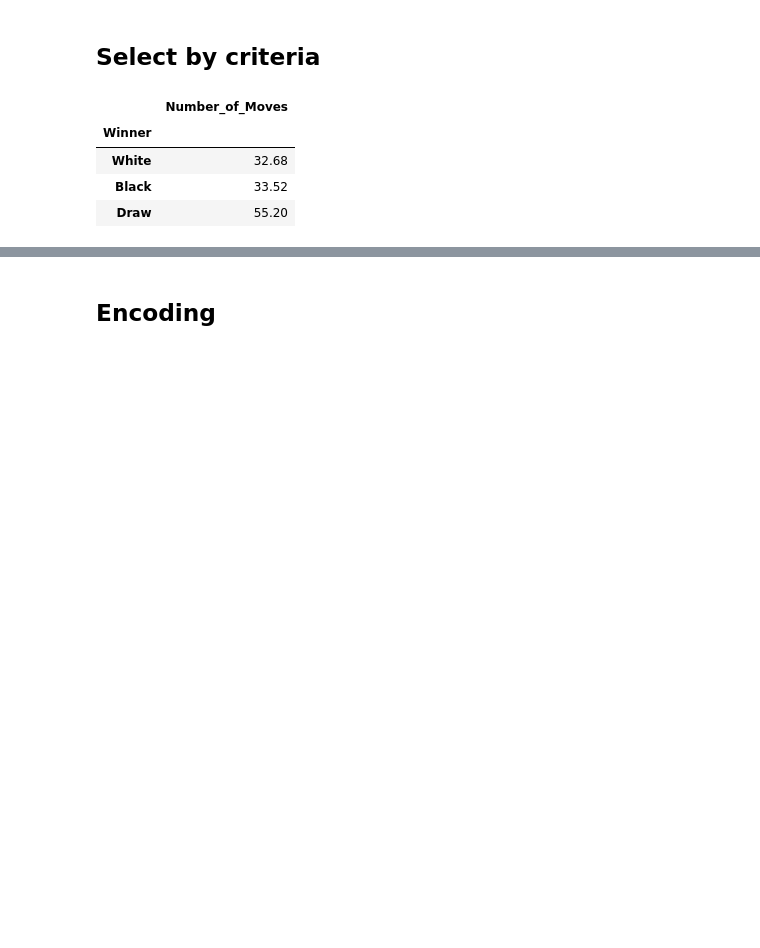
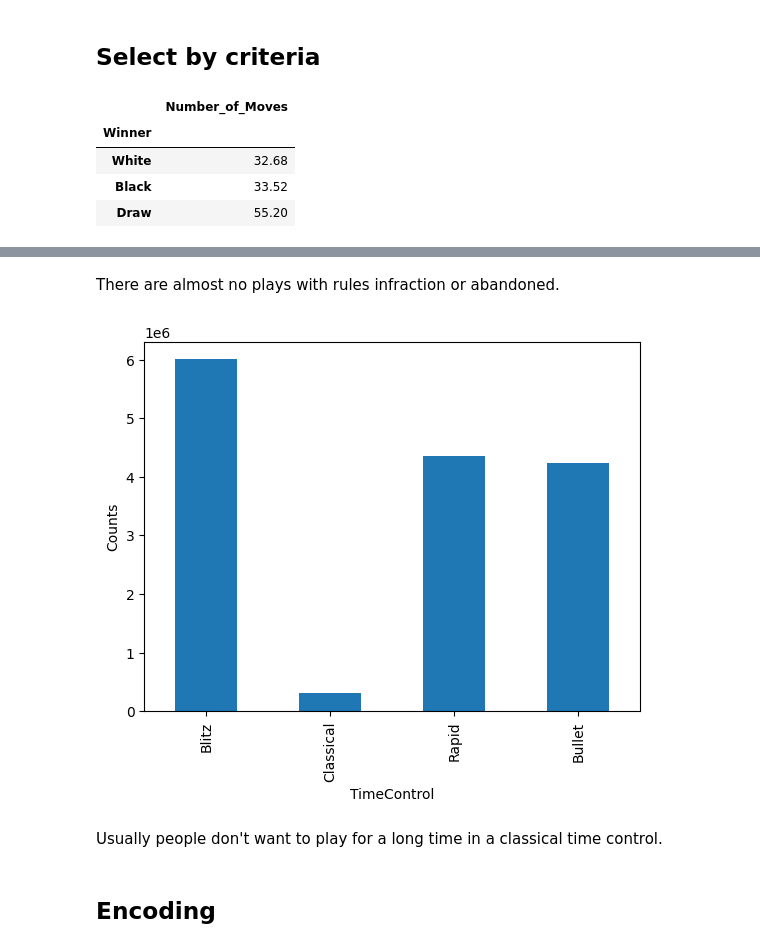
Before and after one commit to Alisizationed/sigmoid_homeworks, a Jupyter notebook: hw_20_dask/Sigmoid_HW_20.ipynb, the cells around one changed output, grey strips where cells are left out. Saved outputs shown, nothing was run; the diff lists cells and outputs as text; code cells hidden in the pictures; blank space fills up the shorter version.

```diff
--- a/hw_20_dask/Sigmoid_HW_20.ipynb
+++ b/hw_20_dask/Sigmoid_HW_20.ipynb
@@ -128,3 +153,16 @@ ddfc.head()
+# %% [markdown]
+There are almost no plays with rules infraction or abandoned.
+# %%
+counts = ddf["TimeControl"].value_counts().compute()
+
+counts.plot(kind="bar")
+plt.ylabel("Counts")
+plt.xlabel("TimeControl")
+plt.show()
+# %% [output]
+[figure, added]
+# %% [markdown]
+Usually people don't want to play for a long time in a classical time control.
 # %% [markdown]
 ## **Encoding**
 # %% [markdown]
```
Also changed, not shown: parts of 25 cells of this notebook.
